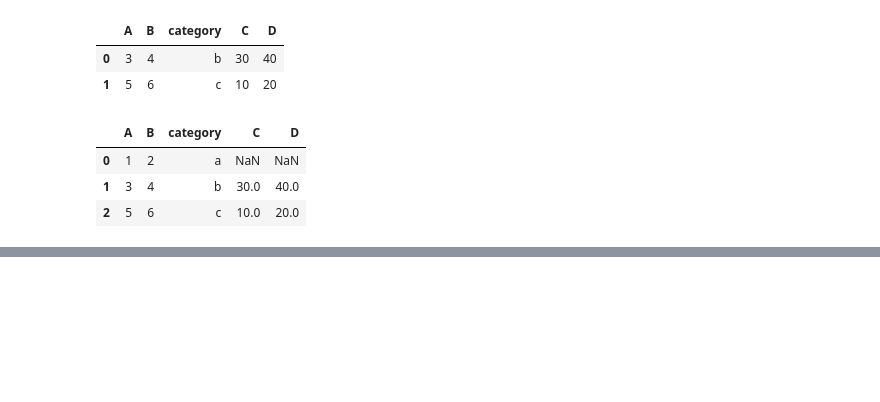
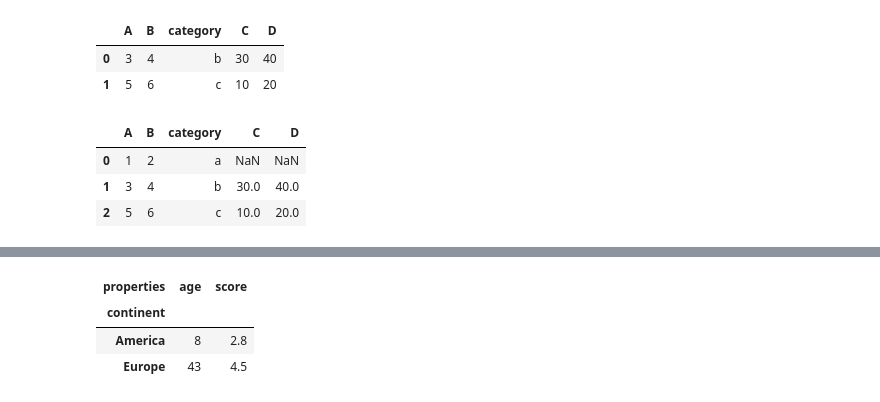
Before and after one commit to aiien61/Python_with_Excel, a Jupyter notebook: pandas_basic.ipynb, the cells around one changed output, grey strips where cells are left out. Cells and saved outputs as stored; diff of their text form; code cells hidden in the pictures; blank space fills up the shorter version.

```diff
--- a/pandas_basic.ipynb
+++ b/pandas_basic.ipynb
@@ -847,0 +899,7 @@ df1.merge(df2, how='left', on=['category'])
+# %%
+df.groupby(['continent'])[['age', 'score']].agg(lambda x: x.max() - x.min())
+# %% [output]
+| properties | age | score |
+| continent |  |  |
+| America | 8 | 2.8 |
+| Europe | 43 | 4.5 |
```
Also changed, not shown: parts of 9 cells of this notebook.
